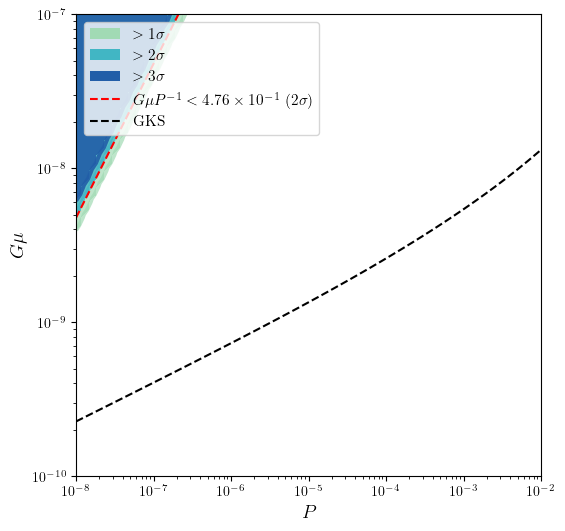
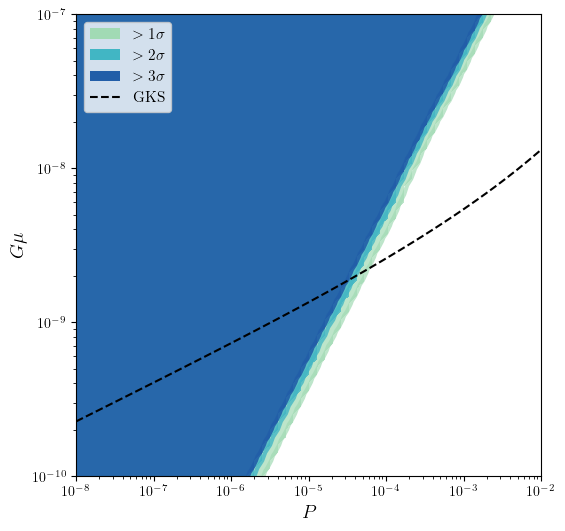
The change to this notebook cell's code, shown as a diff; its figure went from the first image to the second:
--- before
+++ after
@@ -46,5 +46,6 @@
 # upper limit = max allowed value
 combo_2sigma = np.max(combo_allowed)
-mantissa, exp = f"{combo_2sigma:.2e}".split("e")
+combo_2sigma_n = np.float64(3.104590545296398e-05)
+mantissa, exp = f"{combo_2sigma_n:.2e}".split("e")
 constraint_latex = rf"$G\mu P^{{-1}} < {mantissa}\times 10^{{{int(exp)}}}$ (2$\sigma$)"
 
@@ -57,5 +58,5 @@
 Gmu_line = combo_2sigma * P_line
 
-ax.plot(P_line, Gmu_line, 'r--', lw=1.5, label=constraint_latex)
+#ax.plot(P_line, Gmu_line, 'r--', lw=1.5, label=constraint_latex)
 ax.plot(Pgks, Ggks/4, 'k--', label='GKS')
 
@@ -67,5 +68,5 @@
     Patch(facecolor=c2, label=r'$>2\sigma$'),
     Patch(facecolor=c3, label=r'$>3\sigma$'),
-    Line2D([0], [0], color='red', linestyle='--', lw=1.5, label=constraint_latex),
+    #Line2D([0], [0], color='red', linestyle='--', lw=1.5, label=constraint_latex),
     Line2D([0], [0], color='black', linestyle='--', lw=1.5, label='GKS')
 ]

Commit: minor